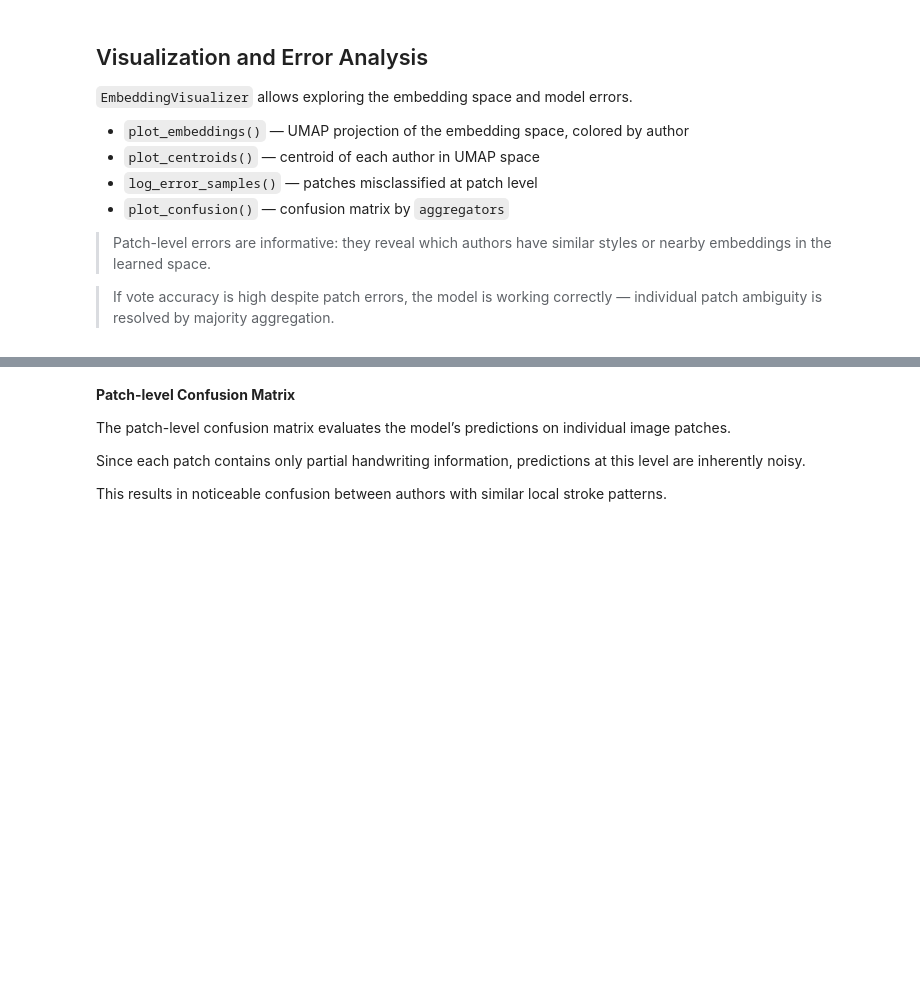
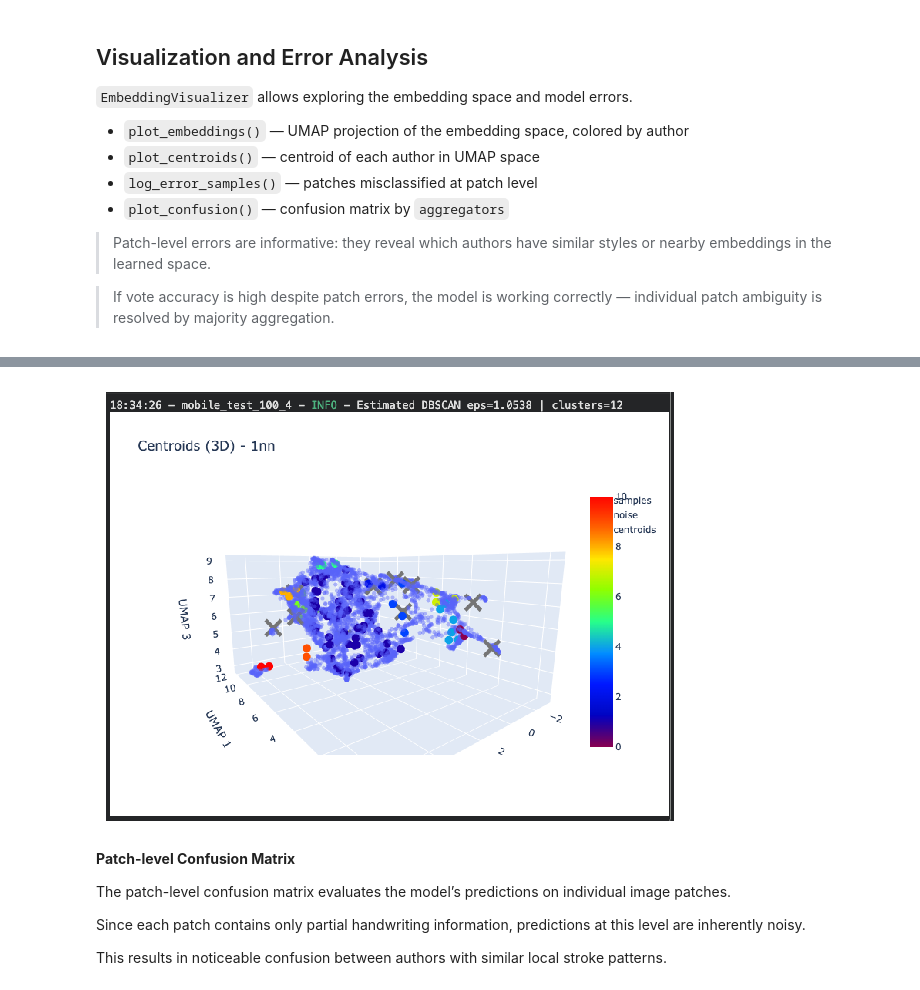
Before and after one commit to dmaman86/author-handwriting-recog, a Jupyter notebook: notebooks/mobile_test_100_4.ipynb, the cells around one changed output, grey strips where cells are left out. Cells and saved outputs as stored; diff of their text form; code cells hidden in the pictures; blank space fills up the shorter version.

```diff
--- a/notebooks/mobile_test_100_4.ipynb
+++ b/notebooks/mobile_test_100_4.ipynb
@@ -1033 +1079,5 @@ viz.plot_centroids()
 [interactive output not drawn]
+# %%
+display_output(path="./outputs/embeddings_centroids.png")
+# %% [output]
+[figure, added]
```
Also changed, not shown: parts of 77 cells of this notebook, 12 other files.
